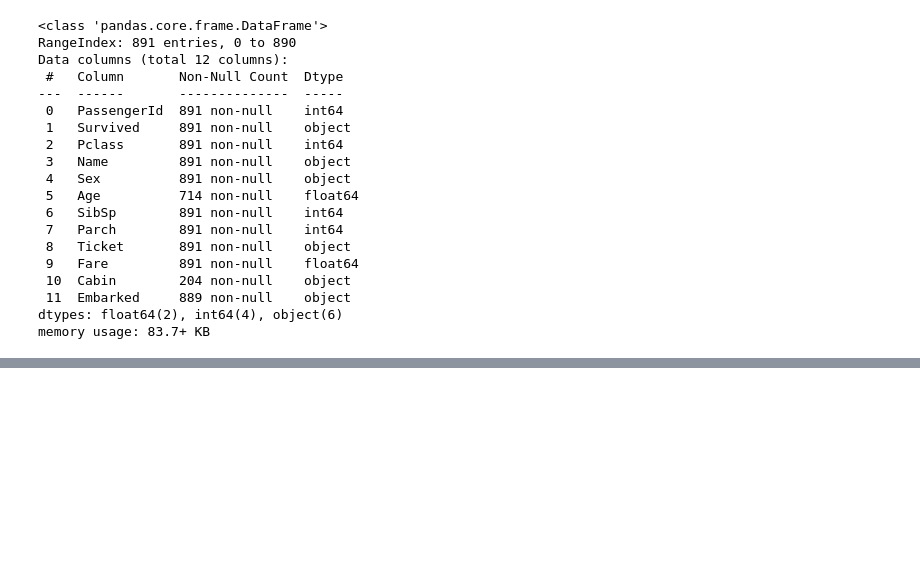
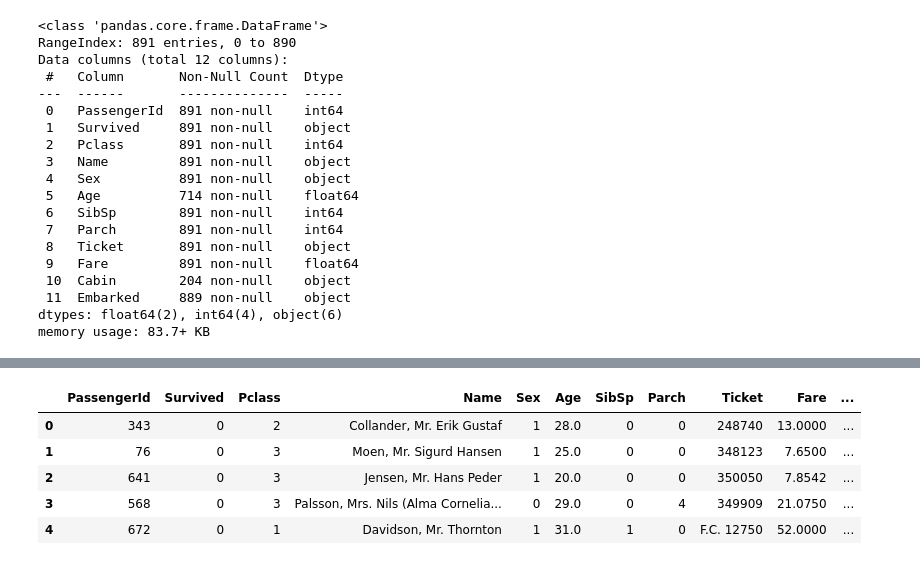
Before and after one commit to ziadhegazi/Intro-to-Artifictial-Intelligence, a Jupyter notebook: Data Visualisation/DV Checkpoint.ipynb, the cells around one changed output, grey strips where cells are left out. Saved outputs shown, nothing was run; the diff lists cells and outputs as text; code cells hidden in the pictures; blank space fills up the shorter version.

```diff
--- a/Data Visualisation/DV Checkpoint.ipynb
+++ b/Data Visualisation/DV Checkpoint.ipynb
@@ -54,3 +57,22 @@ data.describe(include="all")
 | 50% | 446.000000 | NaN | 3.000000 | NaN | NaN | 28.000000 | 0.000000 | 0.000000 | NaN | 14.454200 | ... |
 | 75% | 668.500000 | NaN | 3.000000 | NaN | NaN | 38.000000 | 1.000000 | 0.000000 | NaN | 31.000000 | ... |
 | max | 891.000000 | NaN | 3.000000 | NaN | NaN | 80.000000 | 8.000000 | 6.000000 | NaN | 512.329200 | ... |
+# %%
+# Changing survived and Sex columns from categorical to numerical
+# for survived: yes = 1, no = 0
+# for Sex: male = 1, female = 0
+new_data["Survived"] = data["Survived"].replace({"Yes":1, "No":0}, inplace=False)
+new_data["Sex"] = data["Sex"].replace({"male":1, "female":0}, inplace=False)
+
+# One-hot-Encoding the Embarked column
+new_data = pd.get_dummies(new_data, columns=["Embarked"])
+pd.concat([new_data, dummies], axis=1)
+# new_data.drop(["Embarked"], axis=1)
+new_data.head()
+# %% [output]
+|  | PassengerId | Survived | Pclass | Name | Sex | Age | SibSp | Parch | Ticket | Fare | ... |
+| 0 | 343 | 0 | 2 | Collander, Mr. Erik Gustaf | 1 | 28.0 | 0 | 0 | 248740 | 13.0000 | ... |
+| 1 | 76 | 0 | 3 | Moen, Mr. Sigurd Hansen | 1 | 25.0 | 0 | 0 | 348123 | 7.6500 | ... |
+| 2 | 641 | 0 | 3 | Jensen, Mr. Hans Peder | 1 | 20.0 | 0 | 0 | 350050 | 7.8542 | ... |
+| 3 | 568 | 0 | 3 | Palsson, Mrs. Nils (Alma Cornelia... | 0 | 29.0 | 0 | 4 | 349909 | 21.0750 | ... |
+| 4 | 672 | 0 | 1 | Davidson, Mr. Thornton | 1 | 31.0 | 1 | 0 | F.C. 12750 | 52.0000 | ... |
```
Also changed, not shown: parts of 5 cells of this notebook.
